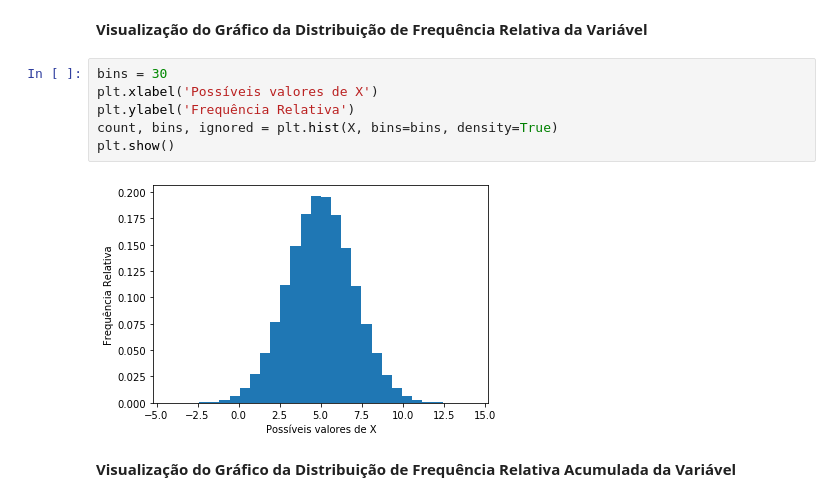
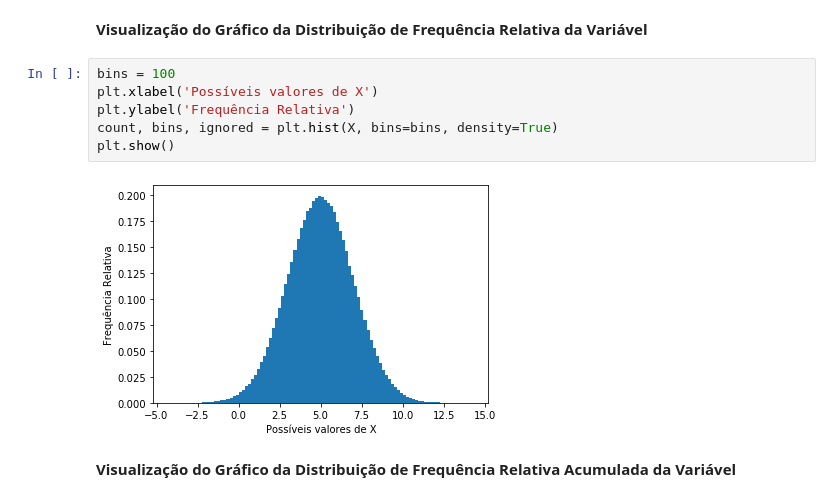
Before and after one commit to anfer86/teaching-datamining-lessons, a Jupyter notebook: aula04/fundamentos_visualizacao.ipynb, the cells around one changed output. Drawn from its saved outputs; the diff is of its cells as text.

```diff
--- a/aula04/fundamentos_visualizacao.ipynb
+++ b/aula04/fundamentos_visualizacao.ipynb
@@ -173,13 +175,13 @@ array([8.24869073, 3.77648717, 3.9436565 , ..., 3.8076781 , 7.37207976,
 # %% [markdown]
 **Visualização do Gráfico da Distribuição de Frequência Relativa da Variável**
 # %%
-bins = 30
+bins = 100
 plt.xlabel('Possíveis valores de X')
 plt.ylabel('Frequência Relativa')
 count, bins, ignored = plt.hist(X, bins=bins, density=True)
 plt.show()
 # %% [output]
-[figure, old version]
+[figure, new version]
 # %% [markdown]
 **Visualização do Gráfico da Distribuição de Frequência Relativa Acumulada da Variável**
 # %%
```
Also changed, not shown: parts of 5 cells of this notebook, 2 other files.
